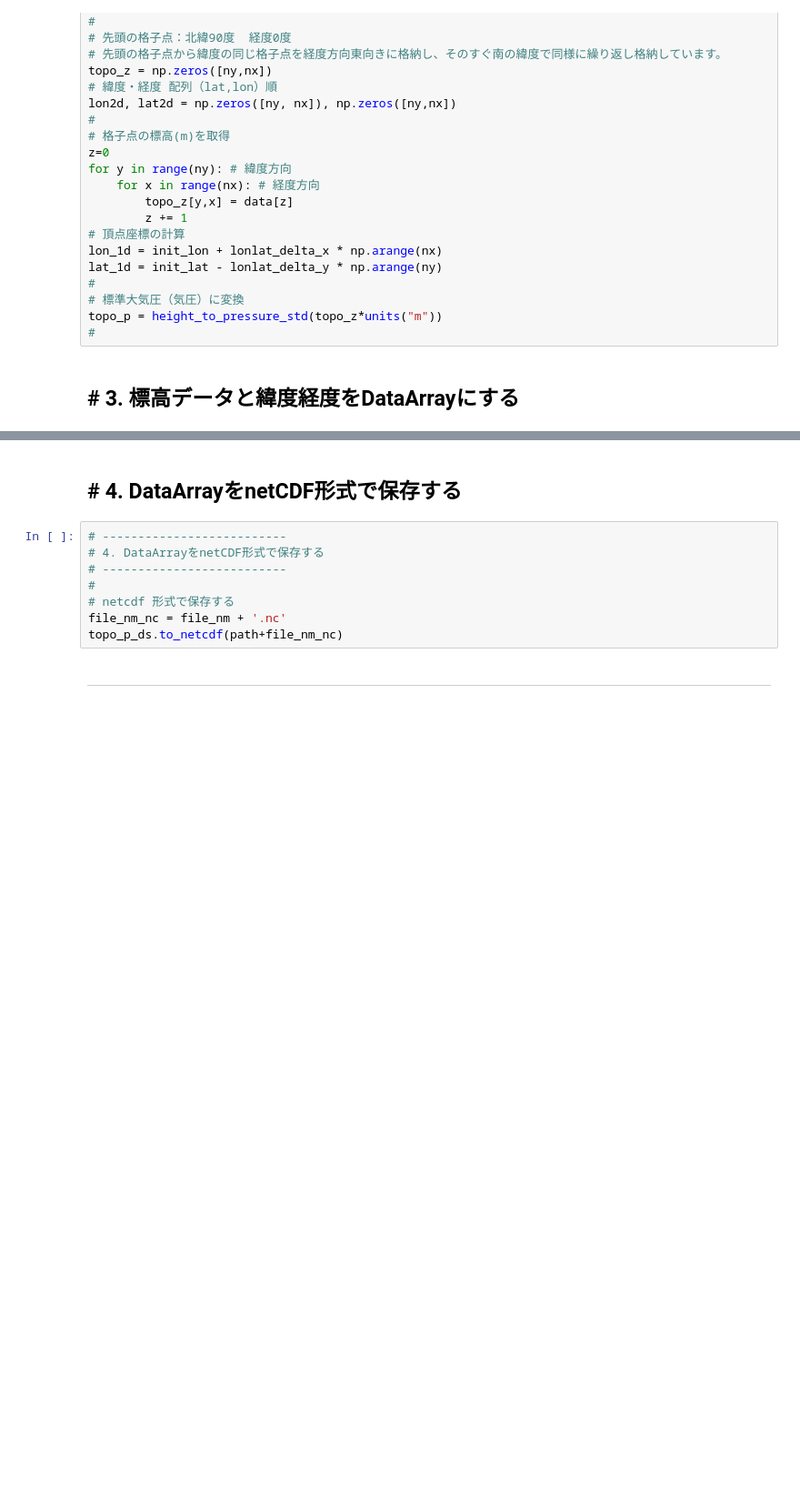
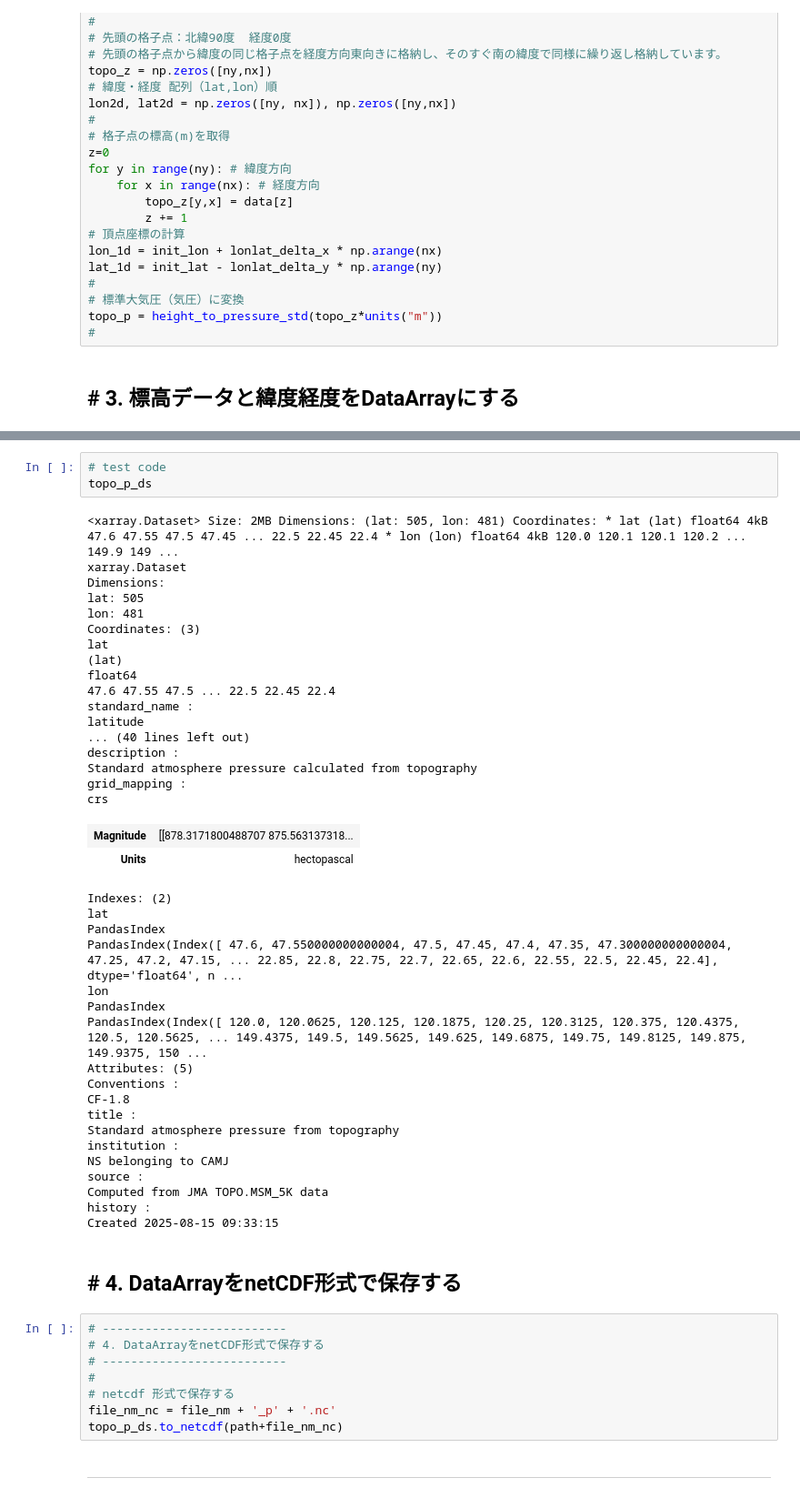
Before and after one commit to nshigeeda/etc_topo, a Jupyter notebook: JMA_topograhpy.ipynb, the cells around one changed output, grey strips where cells are left out. Shown at 91% size. Saved outputs shown, nothing was run; the diff lists cells and outputs as text; blank space fills up the shorter version.

```diff
--- a/JMA_topograhpy.ipynb
+++ b/JMA_topograhpy.ipynb
@@ -152,6 +197,47 @@ topo_p_ds.attrs["institution"] = "NS belonging to CAMJ"
 topo_p_ds.attrs["source"] = "Computed from JMA TOPO.MSM_5K data"
 topo_p_ds.attrs["history"] = "Created " + pd.Timestamp.now().strftime("%Y-%m-%d %H:%M:%S")
 #
+# %%
+# test code
+topo_p_ds
+# %% [output]
+<xarray.Dataset> Size: 2MB Dimensions: (lat: 505, lon: 481) Coordinates: * lat (lat) float64 4kB 47.6 47.55 47.5 47.45 ... 22.5 22.45 22.4 * lon (lon) float64 4kB 120.0 120.1 120.1 120.2 ... 149.9 149 ...
+xarray.Dataset
+Dimensions:
+lat: 505
+lon: 481
+Coordinates: (3)
+lat
+(lat)
+float64
+47.6 47.55 47.5 ... 22.5 22.45 22.4
+standard_name :
+latitude
+... (40 lines left out)
+description :
+Standard atmosphere pressure calculated from topography
+grid_mapping :
+crs
+| Magnitude | [[878.3171800488707 875.563137318... |
+| Units | hectopascal |
+Indexes: (2)
+lat
+PandasIndex
+PandasIndex(Index([ 47.6, 47.550000000000004, 47.5, 47.45, 47.4, 47.35, 47.300000000000004, 47.25, 47.2, 47.15, ... 22.85, 22.8, 22.75, 22.7, 22.65, 22.6, 22.55, 22.5, 22.45, 22.4], dtype='float64', n ...
+lon
+PandasIndex
+PandasIndex(Index([ 120.0, 120.0625, 120.125, 120.1875, 120.25, 120.3125, 120.375, 120.4375, 120.5, 120.5625, ... 149.4375, 149.5, 149.5625, 149.625, 149.6875, 149.75, 149.8125, 149.875, 149.9375, 150 ...
+Attributes: (5)
+Conventions :
+CF-1.8
+title :
+Standard atmosphere pressure from topography
+institution :
+NS belonging to CAMJ
+source :
+Computed from JMA TOPO.MSM_5K data
+history :
+Created 2025-08-15 09:33:15
 # %% [markdown]
 ## # 4. DataArrayをnetCDF形式で保存する
 # %%
@@ -160,7 +246,7 @@ topo_p_ds.attrs["history"] = "Created " + pd.Timestamp.now().strftime("%Y-%m-%d
 # --------------------------
 #
 # netcdf 形式で保存する
-file_nm_nc = file_nm + '.nc'
+file_nm_nc = file_nm + '_p' + '.nc'
 topo_p_ds.to_netcdf(path+file_nm_nc)
 # %% [markdown]
 ----
```
Also changed, not shown: parts of 2 cells of this notebook.
